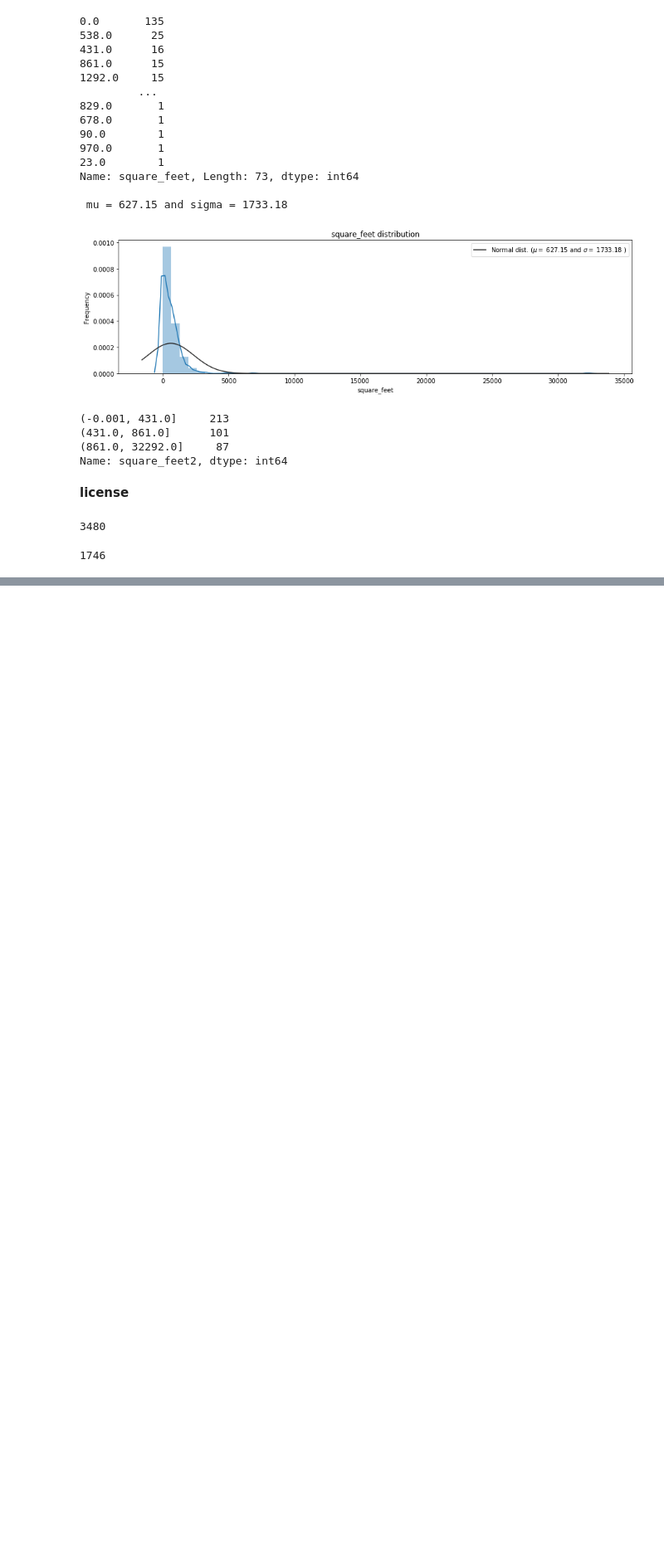
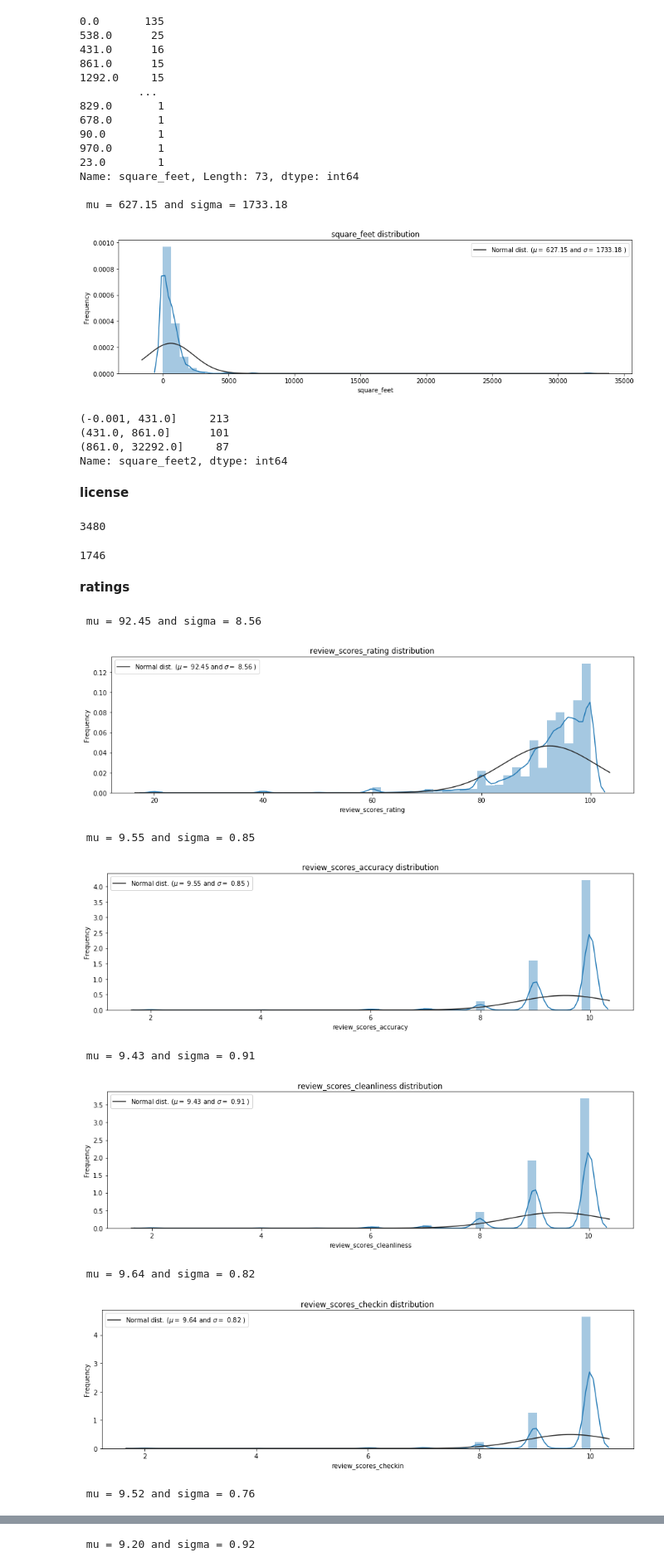
Before and after one commit to beatriz-lima/TPD-Airbnb-Data, a Jupyter notebook: eda.ipynb, the cells around one changed output, grey strips where cells are left out. Shown at 83% size. Saved outputs shown, nothing was run; the diff lists cells and outputs as text; code cells hidden in the pictures; blank space fills up the shorter version.

```diff
--- a/eda.ipynb
+++ b/eda.ipynb
@@ -326,3 +285,26 @@ len(df_listings[df_listings['license'].isnull()])
 len(df_listings[df_listings['license'] == 'Exempt'])
 # %% [output]
 1746
+# %% [markdown]
+**ratings**
+# %%
+columns = [
+'review_scores_rating',
+'review_scores_accuracy',
+'review_scores_cleanliness',
+'review_scores_checkin',
+#'review_scores_communication',
+'review_scores_location',
+'review_scores_value'
+]
+for c in columns: feature_dist(df_listings[~df_listings[c].isnull()],c)
+# %% [output]
+ mu = 92.45 and sigma = 8.56
+[figure, added]
+ mu = 9.55 and sigma = 0.85
+[figure, added]
+ mu = 9.43 and sigma = 0.91
+[figure, added]
+ mu = 9.64 and sigma = 0.82
+[figure, added]
+ mu = 9.52 and sigma = 0.76
@@ -328,0 +312 @@ len(df_listings[df_listings['license'] == 'Exempt'])
+ mu = 9.20 and sigma = 0.92
```
Also changed, not shown: parts of 27 cells of this notebook.
